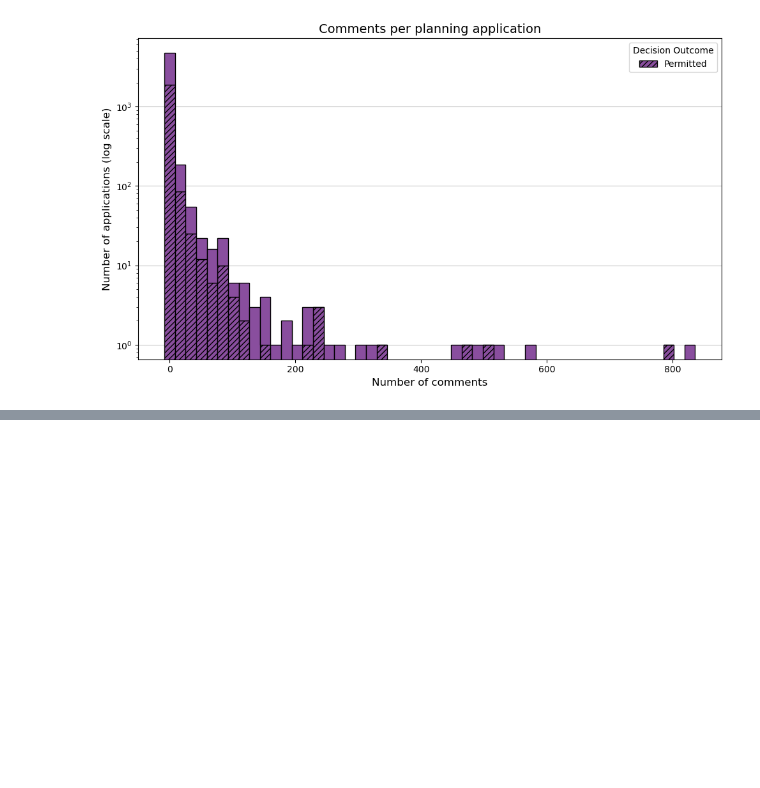
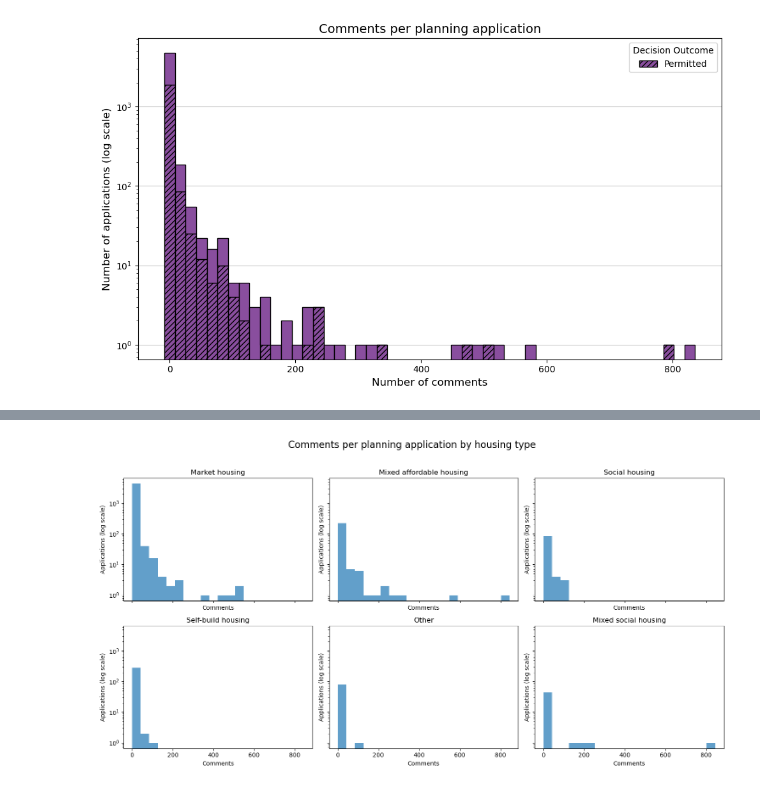
Before and after one commit to Bea-Taylor/nimby_nlp, a Jupyter notebook: notebooks/1_0_1_summary_analysis.ipynb, the cells around one changed output, grey strips where cells are left out. Cells and saved outputs as stored; diff of their text form; code cells hidden in the pictures; blank space fills up the shorter version.

```diff
--- a/notebooks/1_0_1_summary_analysis.ipynb
+++ b/notebooks/1_0_1_summary_analysis.ipynb
@@ -504,0 +490,37 @@ plt.show()
+# %%
+# Unique housing types
+housing_types = application_df['housing_type'].dropna().unique()
+n_types = len(housing_types)
+
+# Global bins for consistent widths
+all_counts = application_df['comment_count'].dropna()
+bins = np.linspace(all_counts.min(), all_counts.max(), 21)
+
+# Grid layout (e.g., 3 columns)
+cols = 3
+rows = math.ceil(n_types / cols)
+
+fig, axes = plt.subplots(rows, cols, figsize=(15, rows * 4), sharex=True, sharey=True)
+axes = axes.flatten()  # easy indexing
+
+for ax, ht in zip(axes, housing_types):
+    subset = application_df.loc[
+        application_df['housing_type'] == ht,
+        'comment_count'
+    ].dropna()
+
+    ax.hist(subset, bins=bins, alpha=0.7)
+    ax.set_title(ht)
+    ax.set_yscale('log')
+    ax.set_xlabel('Comments')
+    ax.set_ylabel('Applications (log scale)')
+
+# Hide any unused axes if housing_types isn't a perfect grid
+for ax in axes[len(housing_types):]:
+    ax.set_visible(False)
+
+plt.suptitle('Comments per planning application by housing type', fontsize=16)
+plt.tight_layout(rect=[0, 0, 1, 0.96])
+plt.show()
+# %% [output]
+[figure, added]
```
Also changed, not shown: parts of 34 cells of this notebook.
